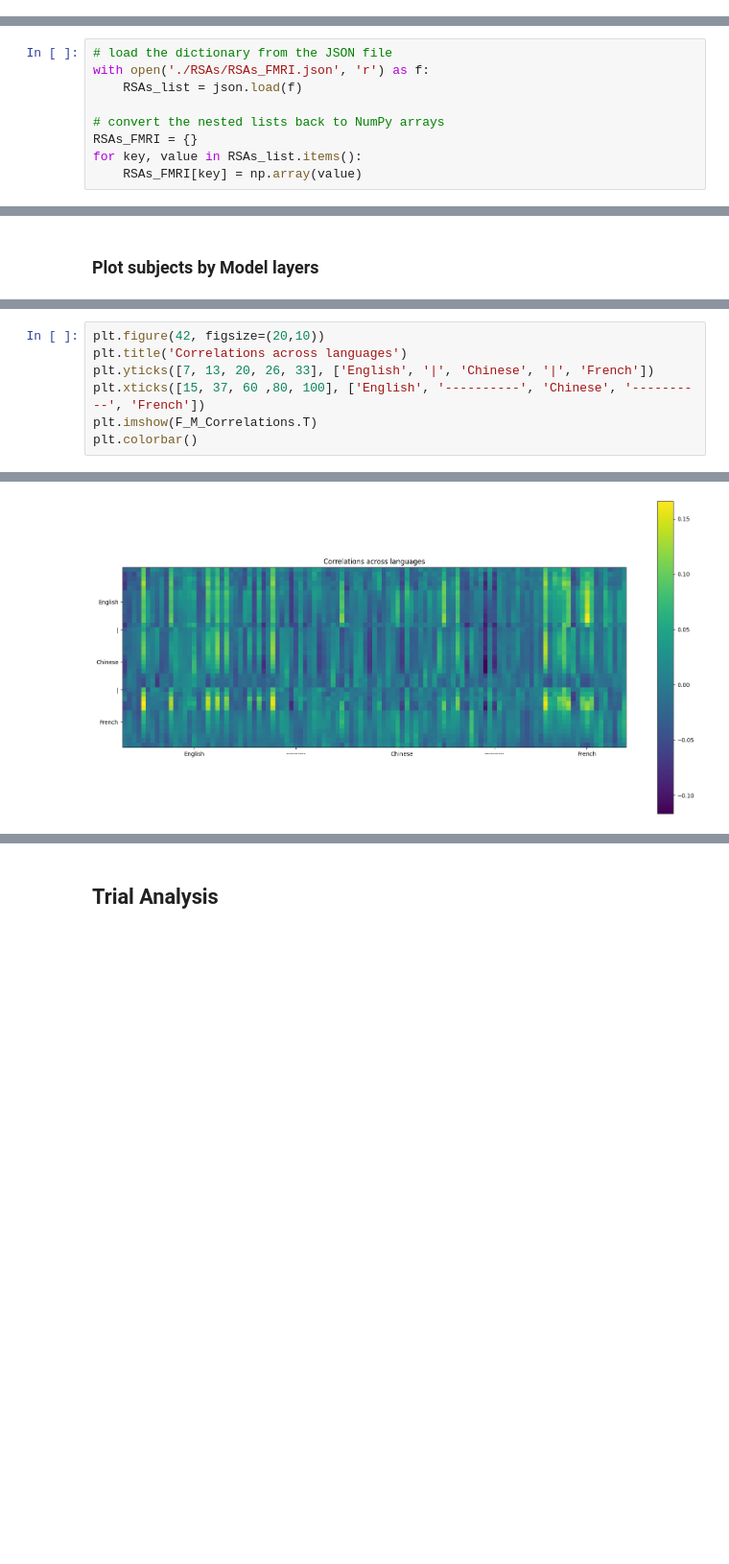
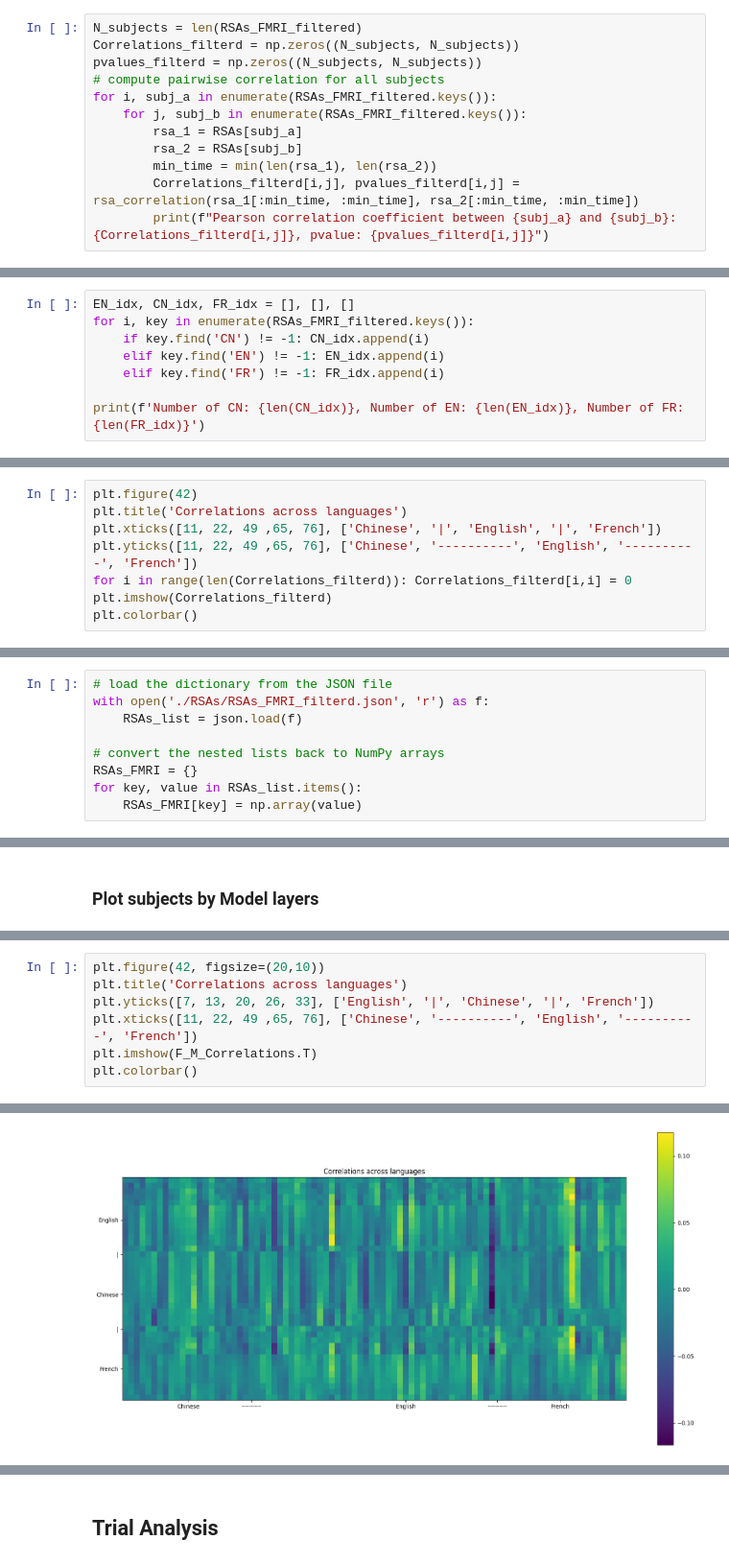
Before and after one commit to DavidFruehbuss/Crosslingual-FMRI-AI-comparison, a Jupyter notebook: Analysis.ipynb, the cells around one changed output, grey strips where cells are left out. Shown at 96% size. Saved outputs shown, nothing was run; the diff lists cells and outputs as text; blank space fills up the shorter version.

```diff
--- a/Analysis.ipynb
+++ b/Analysis.ipynb
@@ -390,0 +420,12 @@ plt.colorbar()
+# %%
+N_subjects = len(RSAs_FMRI_filtered)
+Correlations_filterd = np.zeros((N_subjects, N_subjects))
+pvalues_filterd = np.zeros((N_subjects, N_subjects))
+# compute pairwise correlation for all subjects
+for i, subj_a in enumerate(RSAs_FMRI_filtered.keys()):
+    for j, subj_b in enumerate(RSAs_FMRI_filtered.keys()):
+        rsa_1 = RSAs[subj_a]
+        rsa_2 = RSAs[subj_b]
+        min_time = min(len(rsa_1), len(rsa_2))
+        Correlations_filterd[i,j], pvalues_filterd[i,j] = rsa_correlation(rsa_1[:min_time, :min_time], rsa_2[:min_time, :min_time])
+        print(f"Pearson correlation coefficient between {subj_a} and {subj_b}: {Correlations_filterd[i,j]}, pvalue: {pvalues_filterd[i,j]}")
@@ -390,0 +450,8 @@ plt.colorbar()
+# %%
+EN_idx, CN_idx, FR_idx = [], [], []
+for i, key in enumerate(RSAs_FMRI_filtered.keys()):
+    if key.find('CN') != -1: CN_idx.append(i)
+    elif key.find('EN') != -1: EN_idx.append(i)
+    elif key.find('FR') != -1: FR_idx.append(i)
+
+print(f'Number of CN: {len(CN_idx)}, Number of EN: {len(EN_idx)}, Number of FR: {len(FR_idx)}')
@@ -390,0 +460,8 @@ plt.colorbar()
+# %%
+plt.figure(42)
+plt.title('Correlations across languages')
+plt.xticks([11, 22, 49 ,65, 76], ['Chinese', '|', 'English', '|', 'French'])
+plt.yticks([11, 22, 49 ,65, 76], ['Chinese', '----------', 'English', '----------', 'French'])
+for i in range(len(Correlations_filterd)): Correlations_filterd[i,i] = 0
+plt.imshow(Correlations_filterd)
+plt.colorbar()
@@ -481,7 +590,7 @@ plt.colorbar()
 ## FMRI - Model
 # %%
 # load the dictionary from the JSON file
-with open('./RSAs/RSAs_FMRI.json', 'r') as f:
+with open('./RSAs/RSAs_FMRI_filterd.json', 'r') as f:
     RSAs_list = json.load(f)
 
 # convert the nested lists back to NumPy arrays
@@ -533,10 +642,10 @@ Pearson correlation coefficient between FR016 and FR_5
 # %%
 plt.figure(42, figsize=(20,10))
 plt.title('Correlations across languages')
 plt.yticks([7, 13, 20, 26, 33], ['English', '|', 'Chinese', '|', 'French'])
-plt.xticks([15, 37, 60 ,80, 100], ['English', '----------', 'Chinese', '----------', 'French'])
+plt.xticks([11, 22, 49 ,65, 76], ['Chinese', '----------', 'English', '----------', 'French'])
 plt.imshow(F_M_Correlations.T)
 plt.colorbar()
 # %% [output]
 <matplotlib.colorbar.Colorbar at 0x...>
-[figure, old version]
+[figure, new version]
```
Also changed, not shown: parts of 41 cells of this notebook.
